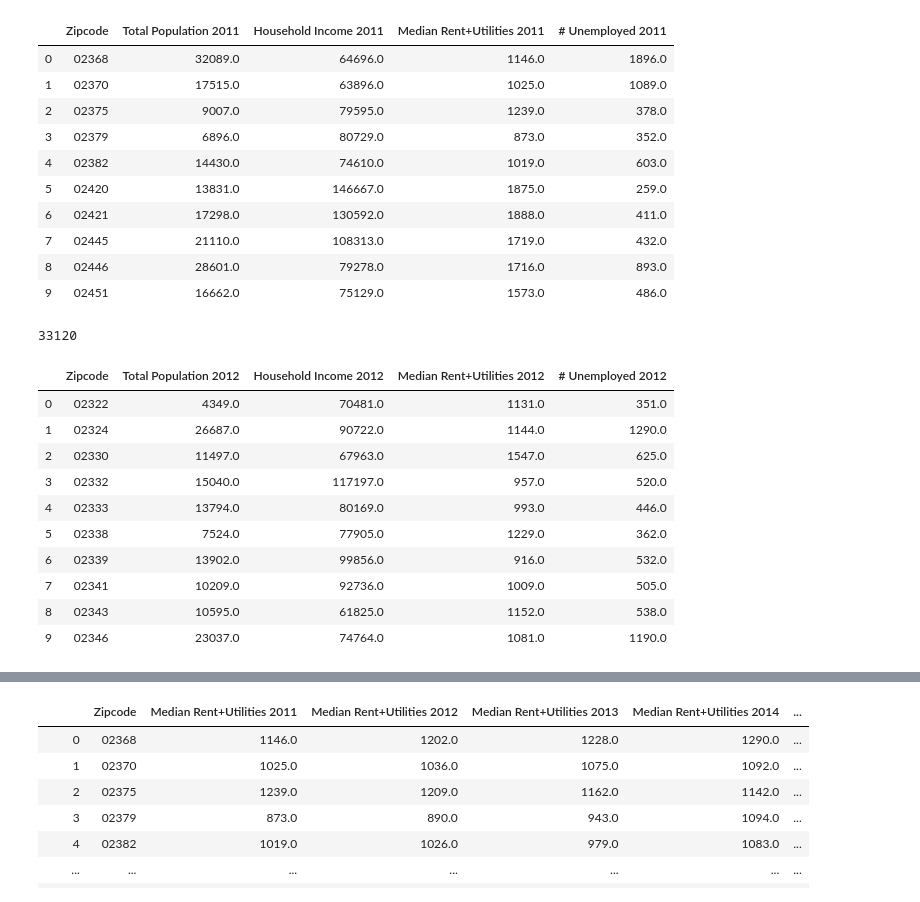
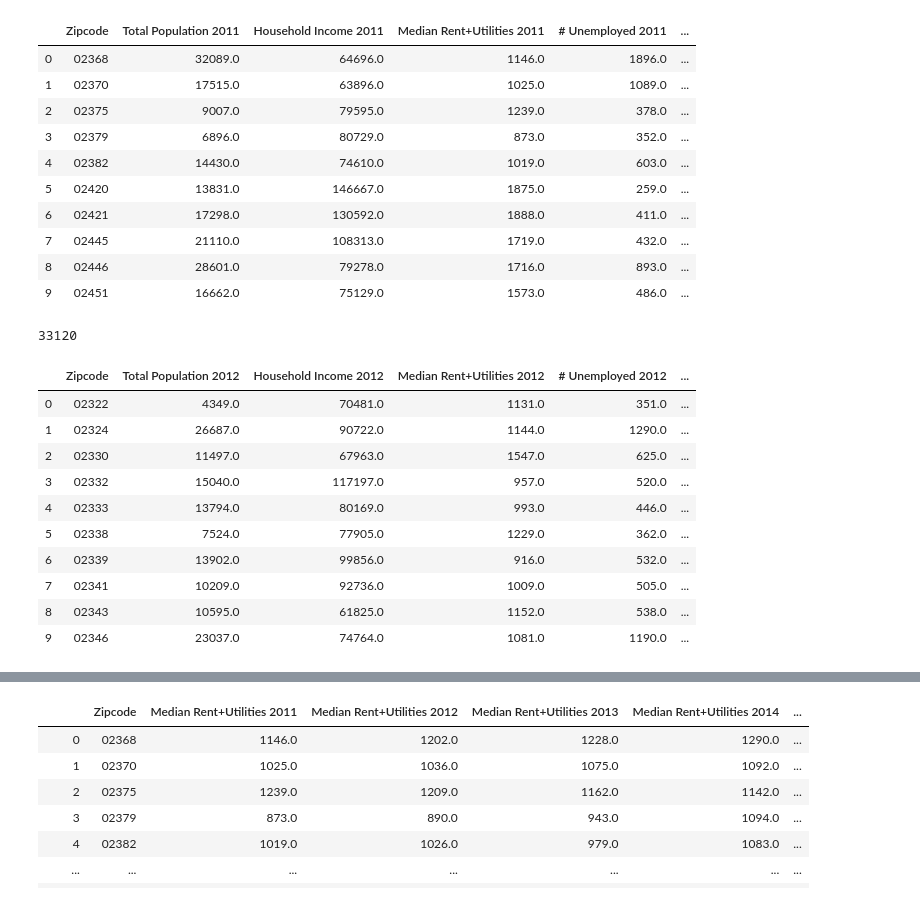
Before and after one commit to bugbhm/Project_1_group4, a Jupyter notebook: Project 1 - Hailey.ipynb, the cells around one changed output, grey strips where cells are left out. Saved outputs shown, nothing was run; the diff lists cells and outputs as text; code cells hidden in the pictures.

```diff
--- a/Project 1 - Hailey.ipynb
+++ b/Project 1 - Hailey.ipynb
@@ -12,38 +12,41 @@ from config import api_key
 # %%
 #trying to find data from another year - There is not Census info for each year
 
 c_2011 = Census(api_key, year=2011)
 census_data = c_2011.acs5.get(("NAME", "B25064_001E", "B01003_001E", "B19013_001E", "B23025_005E", "B01002_001E", "B17001_002E"), {'for': 'zip code tabulation area:*'})
 
 census_2011 = pd.DataFrame(census_data)
 
 # Column Reordering
 census_2011 = census_2011.rename(columns={"B25064_001E": "Median Rent+Utilities 2011",
                                       "B01003_001E": "Total Population 2011",
                                       "B19013_001E": "Household Income 2011",
                                       "B23025_005E": "# Unemployed 2011",
                                       "B17001_002E": "Poverty Count 2011",
                                       "B01002_001E": "Median Age 2011",
                                       "NAME": "Name", "zip code tabulation area": "Zipcode"})
+#add in unemployment rate
+census_2011['Unemployment Rate 2011'] = census_2011['# Unemployed 2011'] / census_2011['Total Population 2011'] *100
+
 
 # Final DataFrame
 census_2011 = census_2011[["Zipcode", "Total Population 2011", "Household Income 2011",
-                       "Median Rent+Utilities 2011", "# Unemployed 2011"]]
+                       "Median Rent+Utilities 2011", "# Unemployed 2011", "Unemployment Rate 2011"]]
 
 # Visualize
 census_2011.head(10)
 # %% [output]
-|  | Zipcode | Total Population 2011 | Household Income 2011 | Median Rent+Utilities 2011 | # Unemployed 2011 |
-| 0 | 02368 | 32089.0 | 64696.0 | 1146.0 | 1896.0 |
-| 1 | 02370 | 17515.0 | 63896.0 | 1025.0 | 1089.0 |
-| 2 | 02375 | 9007.0 | 79595.0 | 1239.0 | 378.0 |
-| 3 | 02379 | 6896.0 | 80729.0 | 873.0 | 352.0 |
-| 4 | 02382 | 14430.0 | 74610.0 | 1019.0 | 603.0 |
-| 5 | 02420 | 13831.0 | 146667.0 | 1875.0 | 259.0 |
-| 6 | 02421 | 17298.0 | 130592.0 | 1888.0 | 411.0 |
-| 7 | 02445 | 21110.0 | 108313.0 | 1719.0 | 432.0 |
-| 8 | 02446 | 28601.0 | 79278.0 | 1716.0 | 893.0 |
-| 9 | 02451 | 16662.0 | 75129.0 | 1573.0 | 486.0 |
+|  | Zipcode | Total Population 2011 | Household Income 2011 | Median Rent+Utilities 2011 | # Unemployed 2011 | ... |
+| 0 | 02368 | 32089.0 | 64696.0 | 1146.0 | 1896.0 | ... |
+| 1 | 02370 | 17515.0 | 63896.0 | 1025.0 | 1089.0 | ... |
+| 2 | 02375 | 9007.0 | 79595.0 | 1239.0 | 378.0 | ... |
+| 3 | 02379 | 6896.0 | 80729.0 | 873.0 | 352.0 | ... |
+| 4 | 02382 | 14430.0 | 74610.0 | 1019.0 | 603.0 | ... |
+| 5 | 02420 | 13831.0 | 146667.0 | 1875.0 | 259.0 | ... |
+| 6 | 02421 | 17298.0 | 130592.0 | 1888.0 | 411.0 | ... |
+| 7 | 02445 | 21110.0 | 108313.0 | 1719.0 | 432.0 | ... |
+| 8 | 02446 | 28601.0 | 79278.0 | 1716.0 | 893.0 | ... |
+| 9 | 02451 | 16662.0 | 75129.0 | 1573.0 | 486.0 | ... |
 # %%
 #trying to find data from another year - There is not Census info for each year
 
@@ -61,26 +64,30 @@ census_2012 = census_2012.rename(columns={"B25064_001E": "Median Rent+Utilities
                                       "B01002_001E": "Median Age 2012",
                                       "NAME": "Name", "zip code tabulation area": "Zipcode"})
 
+#add in unemployment rate
+census_2012['Unemployment Rate 2012'] = census_2012['# Unemployed 2012'] / census_2012['Total Population 2012'] *100
+
+
 # Final DataFrame
 census_2012 = census_2012[["Zipcode", "Total Population 2012", "Household Income 2012",
-                       "Median Rent+Utilities 2012", "# Unemployed 2012"]]
+                       "Median Rent+Utilities 2012", "# Unemployed 2012", "Unemployment Rate 2012"]]
 
 # Visualize
 print(len(census_2012))
 census_2012.head(10)
 # %% [output]
 33120
-|  | Zipcode | Total Population 2012 | Household Income 2012 | Median Rent+Utilities 2012 | # Unemployed 2012 |
-| 0 | 02322 | 4349.0 | 70481.0 | 1131.0 | 351.0 |
-| 1 | 02324 | 26687.0 | 90722.0 | 1144.0 | 1290.0 |
-| 2 | 02330 | 11497.0 | 67963.0 | 1547.0 | 625.0 |
-| 3 | 02332 | 15040.0 | 117197.0 | 957.0 | 520.0 |
-| 4 | 02333 | 13794.0 | 80169.0 | 993.0 | 446.0 |
-| 5 | 02338 | 7524.0 | 77905.0 | 1229.0 | 362.0 |
-| 6 | 02339 | 13902.0 | 99856.0 | 916.0 | 532.0 |
-| 7 | 02341 | 10209.0 | 92736.0 | 1009.0 | 505.0 |
-| 8 | 02343 | 10595.0 | 61825.0 | 1152.0 | 538.0 |
-| 9 | 02346 | 23037.0 | 74764.0 | 1081.0 | 1190.0 |
+|  | Zipcode | Total Population 2012 | Household Income 2012 | Median Rent+Utilities 2012 | # Unemployed 2012 | ... |
+| 0 | 02322 | 4349.0 | 70481.0 | 1131.0 | 351.0 | ... |
+| 1 | 02324 | 26687.0 | 90722.0 | 1144.0 | 1290.0 | ... |
+| 2 | 02330 | 11497.0 | 67963.0 | 1547.0 | 625.0 | ... |
+| 3 | 02332 | 15040.0 | 117197.0 | 957.0 | 520.0 | ... |
+| 4 | 02333 | 13794.0 | 80169.0 | 993.0 | 446.0 | ... |
+| 5 | 02338 | 7524.0 | 77905.0 | 1229.0 | 362.0 | ... |
+| 6 | 02339 | 13902.0 | 99856.0 | 916.0 | 532.0 | ... |
+| 7 | 02341 | 10209.0 | 92736.0 | 1009.0 | 505.0 | ... |
+| 8 | 02343 | 10595.0 | 61825.0 | 1152.0 | 538.0 | ... |
+| 9 | 02346 | 23037.0 | 74764.0 | 1081.0 | 1190.0 | ... |
 # %%
 #pulling data from 2013
 c_2013 = Census(api_key, year=2013)
```
Also changed, not shown: parts of 7 cells of this notebook.
